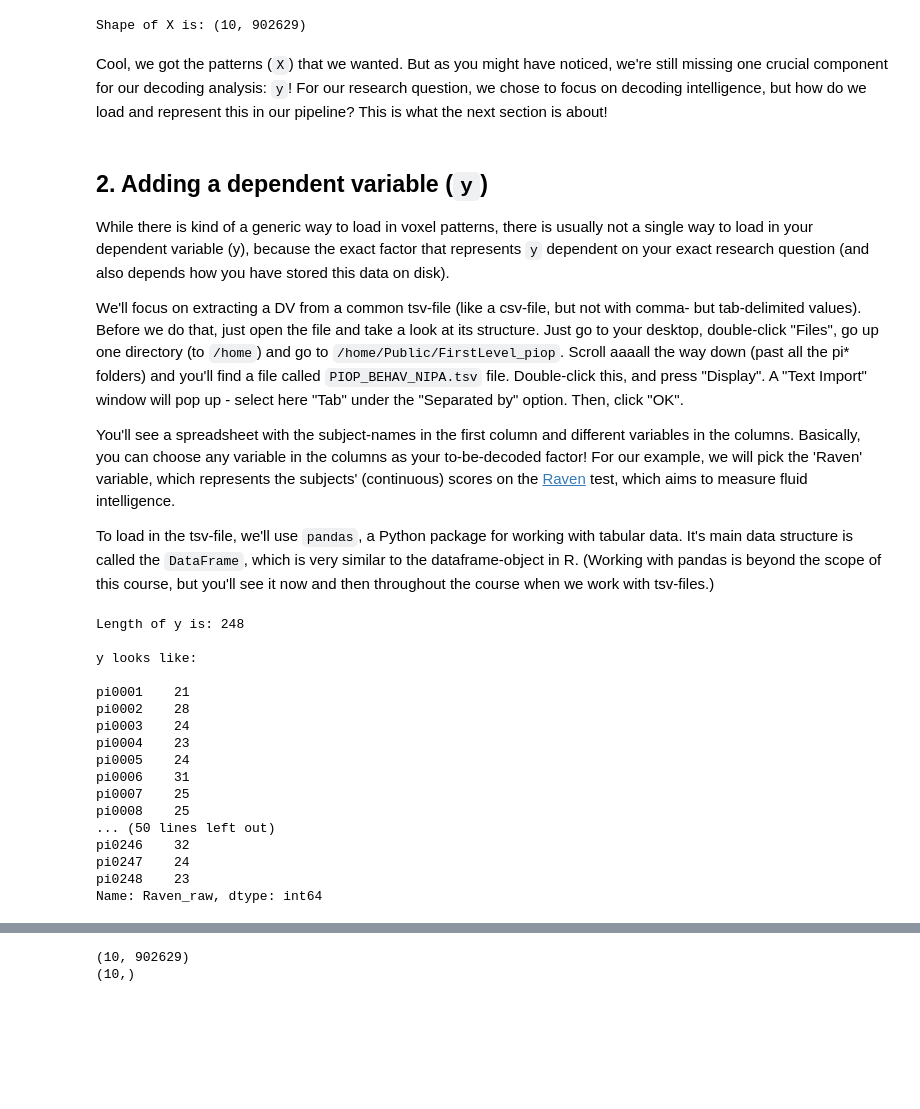
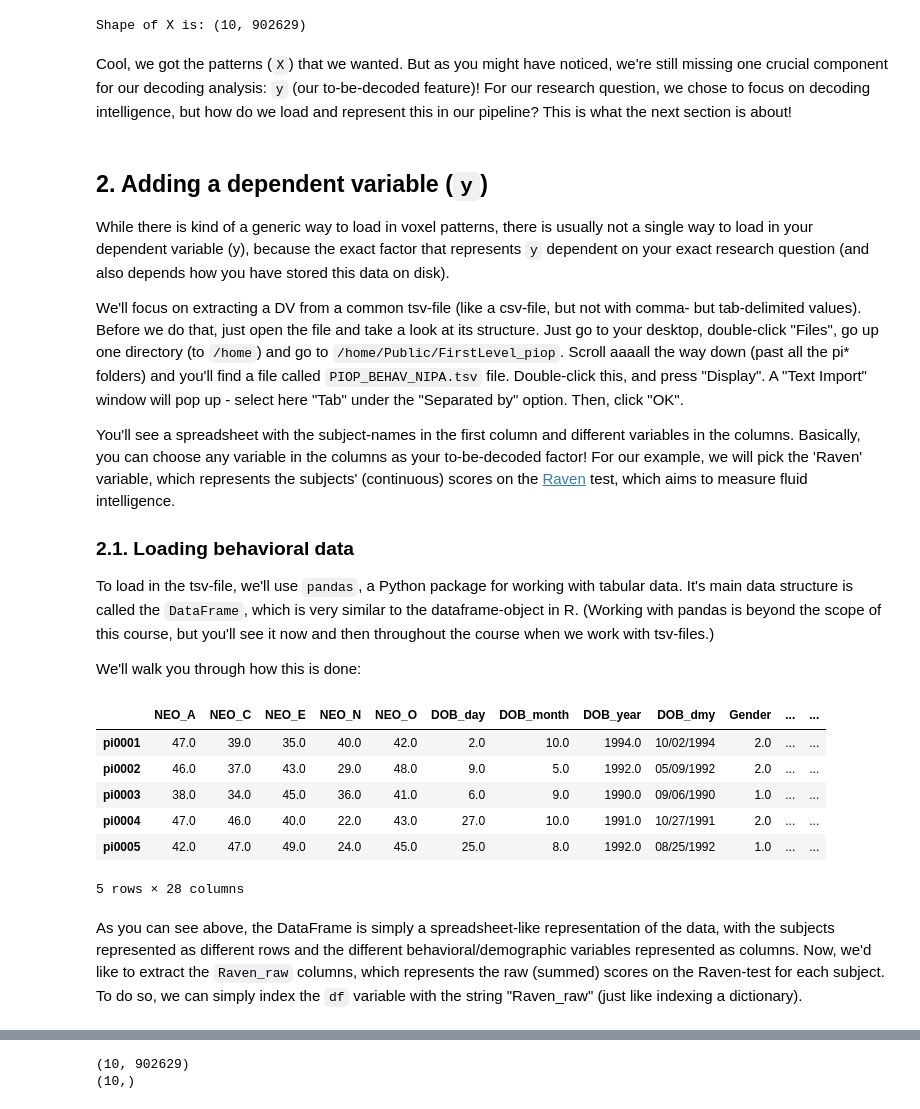
Before and after one commit to nagyistge/NeuroImg.PatternAnalysis, a Jupyter notebook: week_2/Week_2_tutorial.ipynb, the cells around one changed output, grey strips where cells are left out. Saved outputs shown, nothing was run; the diff lists cells and outputs as text; code cells hidden in the pictures; blank space fills up the shorter version.

```diff
--- a/week_2/Week_2_tutorial.ipynb
+++ b/week_2/Week_2_tutorial.ipynb
@@ -114,7 +107,7 @@ print("Shape of X is: %s" % (mvp.X.shape,))
 # %% [output]
 Shape of X is: (10, 902629)
 # %% [markdown]
-Cool, we got the patterns (`X`) that we wanted. But as you might have noticed, we're still missing one crucial component for our decoding analysis: `y`! For our research question, we chose to focus on decoding intelligence, but how do we load and represent this in our pipeline? This is what the next section is about!
+Cool, we got the patterns (`X`) that we wanted. But as you might have noticed, we're still missing one crucial component for our decoding analysis: `y` (our to-be-decoded feature)! For our research question, we chose to focus on decoding intelligence, but how do we load and represent this in our pipeline? This is what the next section is about!
 # %% [markdown]
 ## 2. Adding a dependent variable (`y`)
 While there is kind of a generic way to load in voxel patterns, there is usually not a single way to load in your dependent variable (y), because the exact factor that represents `y` dependent on your exact research question (and also depends how you have stored this data on disk).
@@ -123,33 +116,28 @@ We'll focus on extracting a DV from a common tsv-file (like a csv-file, but not
 
 You'll see a spreadsheet with the subject-names in the first column and different variables in the columns. Basically, you can choose any variable in the columns as your to-be-decoded factor! For our example, we will pick the 'Raven' variable, which represents the subjects' (continuous) scores on the [Raven](https://en.wikipedia.org/wiki/Raven%27s_Progressive_Matrices) test, which aims to measure fluid intelligence.
 
+### 2.1. Loading behavioral data
 To load in the tsv-file, we'll use `pandas`, a Python package for working with tabular data. It's main data structure is called the `DataFrame`, which is very similar to the dataframe-object in R. (Working with pandas is beyond the scope of this course, but you'll see it now and then throughout the course when we work with tsv-files.)
+
+We'll walk you through how this is done:
 # %%
 import pandas as pd # This is how pandas usually is imported
 
 #path_to_tsv = '/media/lukas/piop/PIOP/FirstLevel_piop/PIOP_BEHAV_NIPA.tsv'
 path_to_tsv = '~/between_data/PIOP_BEHAV_NIPA.tsv'
 
 # the read_csv function is the standard way to load in spreadsheet-like data
 df = pd.read_csv(path_to_tsv, sep='\t', index_col=0)
-y = df['Raven_raw']
-print("Length of y is: %i\n" % y.shape[0])
-print("y looks like:\n\n%r" % y)
+
+# Let's see how this looks like
+df.head()
 # %% [output]
+|  | NEO_A | NEO_C | NEO_E | NEO_N | NEO_O | DOB_day | DOB_month | DOB_year | DOB_dmy | Gender | ... | ... |
+| pi0001 | 47.0 | 39.0 | 35.0 | 40.0 | 42.0 | 2.0 | 10.0 | 1994.0 | 10/02/1994 | 2.0 | ... | ... |
+| pi0002 | 46.0 | 37.0 | 43.0 | 29.0 | 48.0 | 9.0 | 5.0 | 1992.0 | 05/09/1992 | 2.0 | ... | ... |
+| pi0003 | 38.0 | 34.0 | 45.0 | 36.0 | 41.0 | 6.0 | 9.0 | 1990.0 | 09/06/1990 | 1.0 | ... | ... |
+| pi0004 | 47.0 | 46.0 | 40.0 | 22.0 | 43.0 | 27.0 | 10.0 | 1991.0 | 10/27/1991 | 2.0 | ... | ... |
+| pi0005 | 42.0 | 47.0 | 49.0 | 24.0 | 45.0 | 25.0 | 8.0 | 1992.0 | 08/25/1992 | 1.0 | ... | ... |
-Length of y is: 248
-
-y looks like:
-
-pi0001    21
-pi0002    28
-pi0003    24
-pi0004    23
-pi0005    24
-pi0006    31
-pi0007    25
-pi0008    25
-... (50 lines left out)
-pi0246    32
-pi0247    24
-pi0248    23
-Name: Raven_raw, dtype: int64
+5 rows × 28 columns
+# %% [markdown]
+As you can see above, the DataFrame is simply a spreadsheet-like representation of the data, with the subjects represented as different rows and the different behavioral/demographic variables represented as columns. Now, we'd like to extract the `Raven_raw` columns, which represents the raw (summed) scores on the Raven-test for each subject. To do so, we can simply index the `df` variable with the string "Raven_raw" (just like indexing a dictionary).
```
Also changed, not shown: parts of 31 cells of this notebook.
